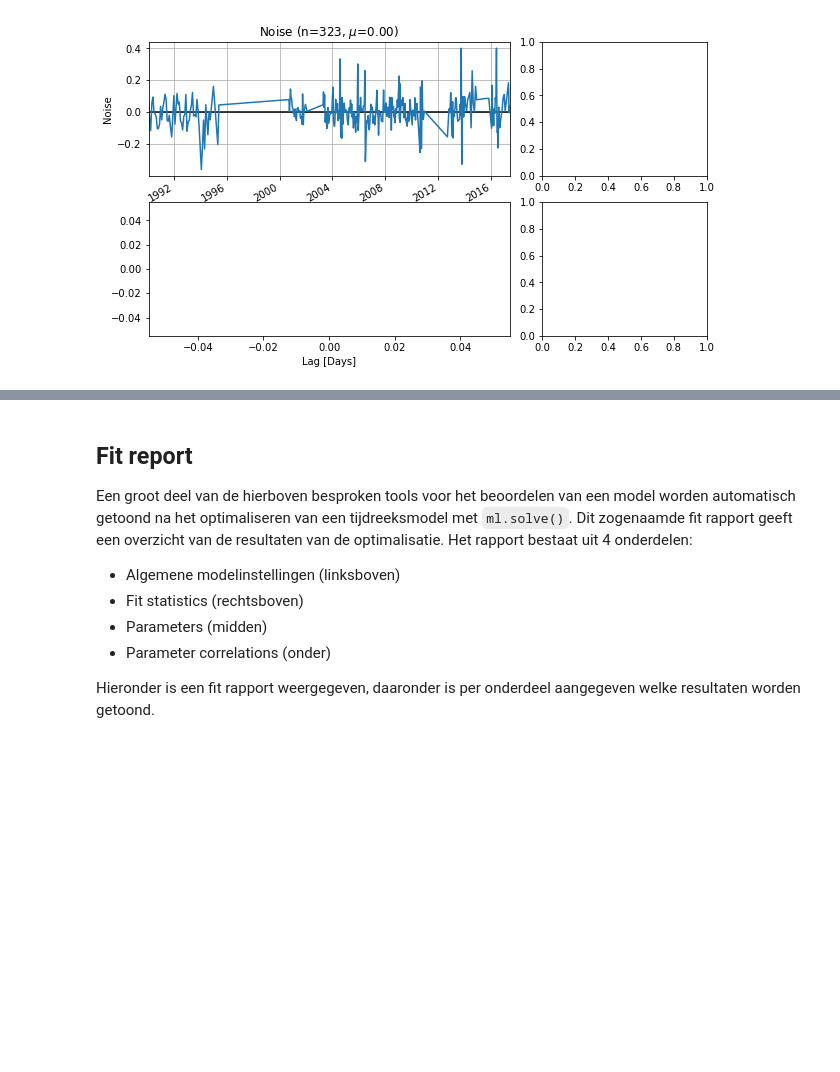
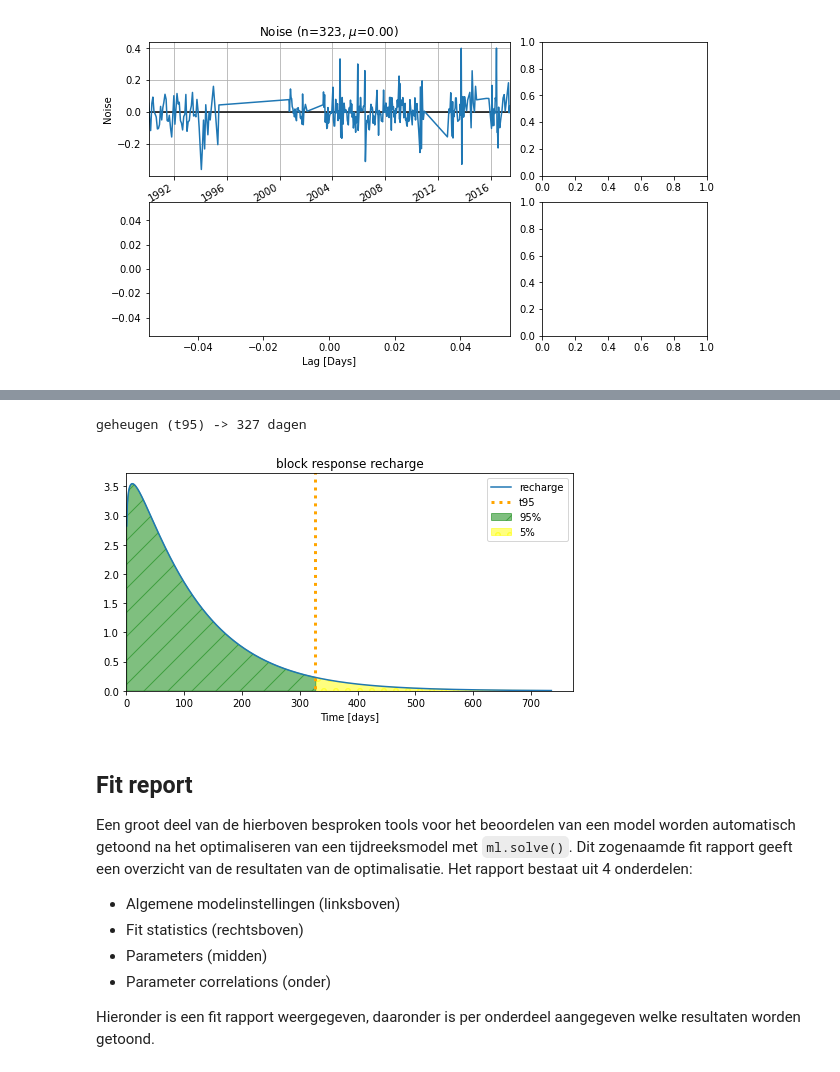
Before and after one commit to ArtesiaWater/stowa_handleiding_tijdreeksanalyse, a Jupyter notebook: beoordeling/beoordeling.ipynb, the cells around one changed output, grey strips where cells are left out. Cells and saved outputs as stored; diff of their text form; code cells hidden in the pictures; blank space fills up the shorter version.

```diff
--- a/beoordeling/beoordeling.ipynb
+++ b/beoordeling/beoordeling.ipynb
@@ -342,3 +325,26 @@ ValueError: Axis limits cannot be NaN or Inf
+# %%
+t95 = resp_func.get_tmax(ml.get_parameters('recharge'), cutoff=0.95)
+print(f'geheugen (t95) -> {t95:.0f} dagen')
+
+ax = ml.plots.block_response(figsize=(8,4))
+ylim = ax.get_ylim()
+ax.vlines(t95, -100, 100, ls=':', color='orange', label='t95', lw=3)
+
+block_response = sm.rfunc.block(ml.get_parameters('recharge'))
+
+ax.fill_between(range(1,len(block_response)+1), 0, block_response,
+                where=range(len(block_response))<t95,hatch='/',
+                alpha=0.5, color='green', label='95%')
+
+ax.fill_between(range(1,len(block_response)+1), 0, block_response,
+                where=range(len(block_response))>t95,hatch='o',
+                alpha=0.5, color='yellow', label='5%')
+ax.set_ylim(0, ylim[1])
+ax.legend()
+ax.set_title('block response recharge');
+# %% [output]
+geheugen (t95) -> 327 dagen
+[figure, added]
 # %% [markdown]
 ## Fit report<a name="fitreport"></a>
 
```
Also changed, not shown: parts of 39 cells of this notebook, 1 other file.
